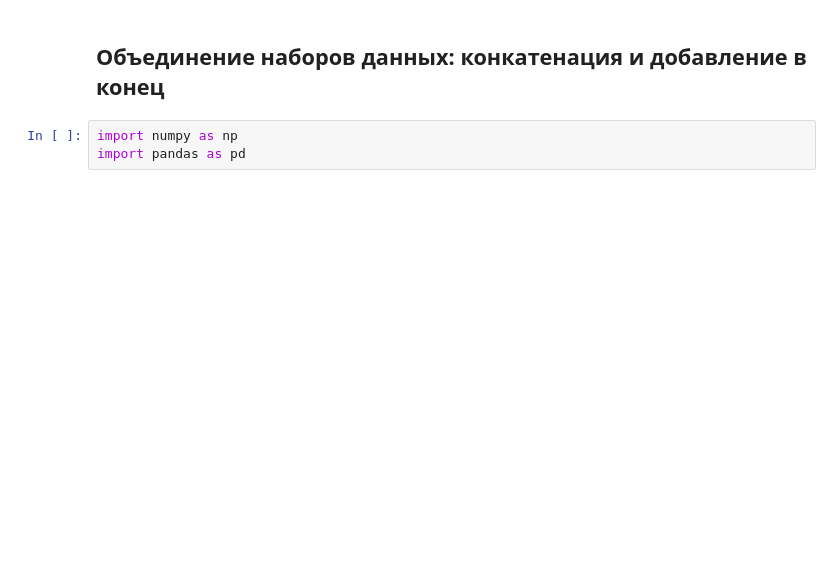
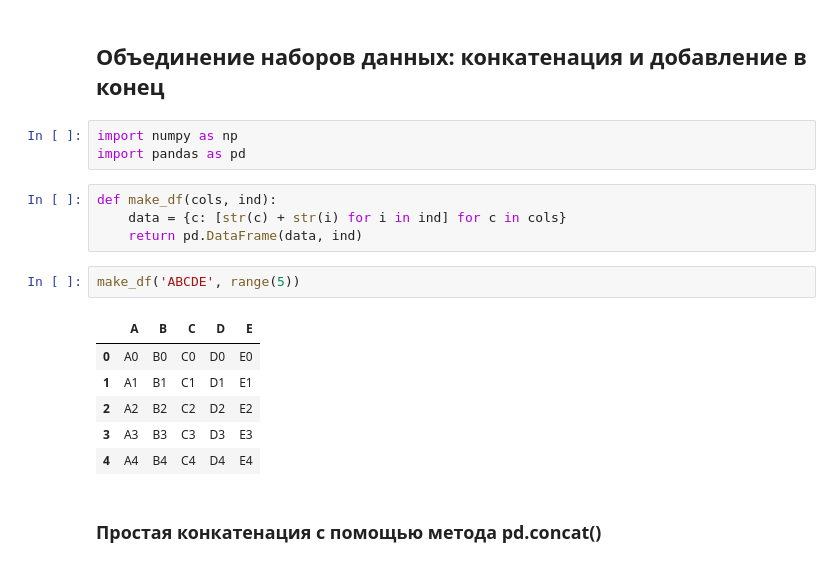
Before and after one commit to I-Trush/Jake_VanderPlas, a Jupyter notebook: vander_plus_3_Pandas_06.ipynb, the cells around one changed output. Saved outputs shown, nothing was run; the diff lists cells and outputs as text; blank space fills up the shorter version.

```diff
--- a/vander_plus_3_Pandas_06.ipynb
+++ b/vander_plus_3_Pandas_06.ipynb
@@ -3,3 +3,18 @@
 # %%
 import numpy as np
 import pandas as pd
+# %%
+def make_df(cols, ind):
+    data = {c: [str(c) + str(i) for i in ind] for c in cols}
+    return pd.DataFrame(data, ind)
+# %%
+make_df('ABCDE', range(5))
+# %% [output]
+|  | A | B | C | D | E |
+| 0 | A0 | B0 | C0 | D0 | E0 |
+| 1 | A1 | B1 | C1 | D1 | E1 |
+| 2 | A2 | B2 | C2 | D2 | E2 |
+| 3 | A3 | B3 | C3 | D3 | E3 |
+| 4 | A4 | B4 | C4 | D4 | E4 |
+# %% [markdown]
+### Простая конкатенация с помощью метода pd.concat()
```
Also changed, not shown: parts of 40 cells of this notebook, 1 other file.
